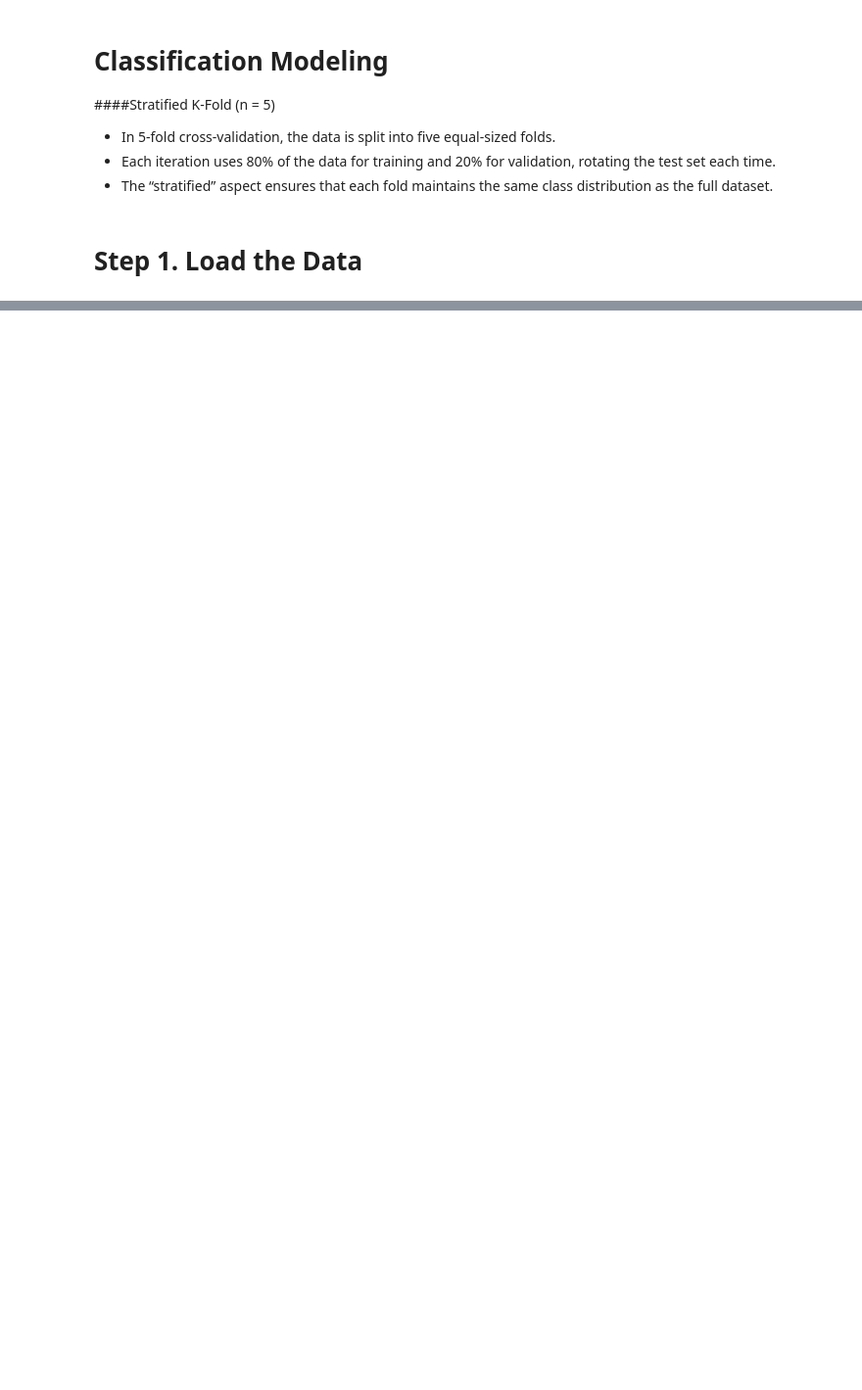
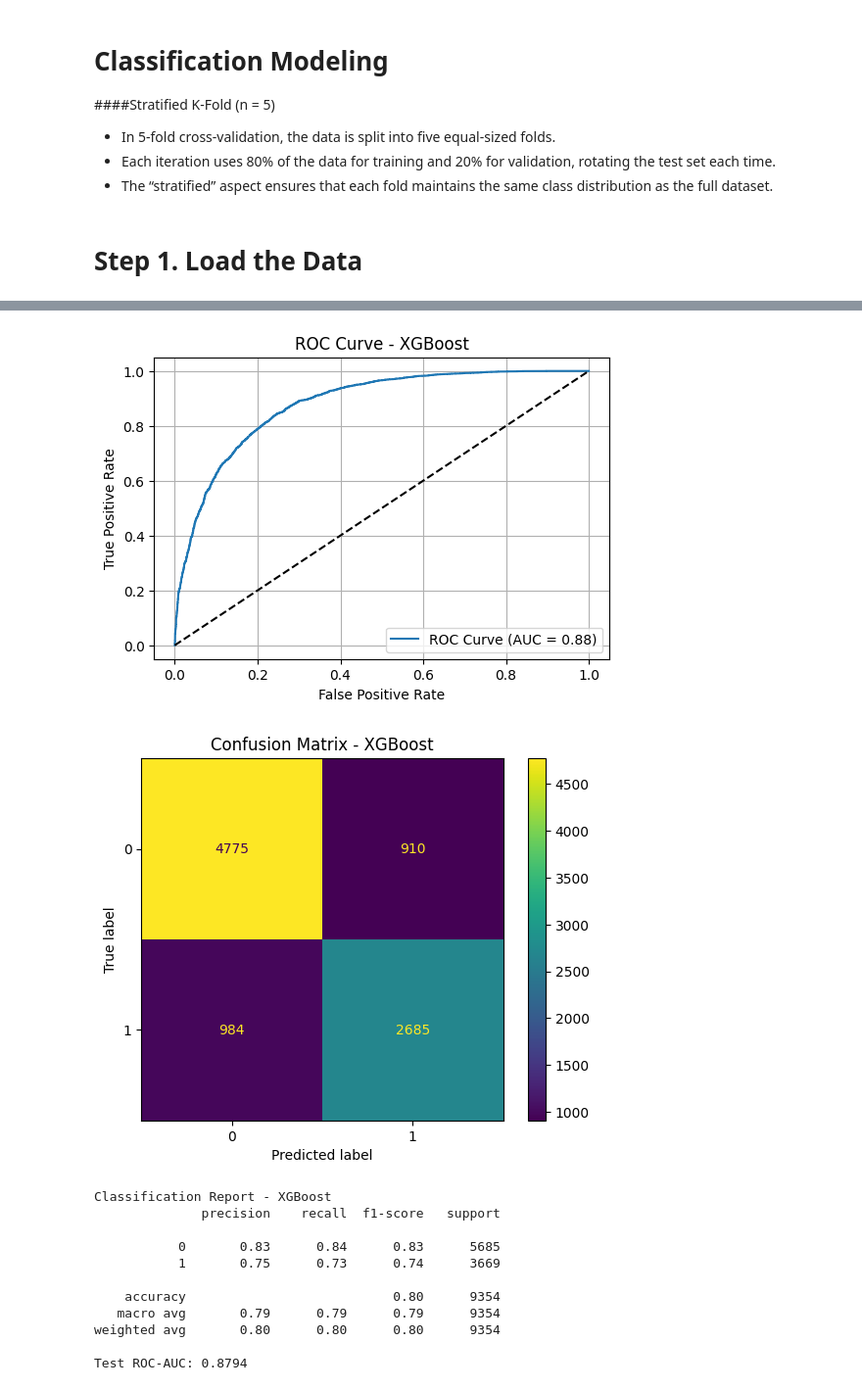
Before and after one commit to FRWilliams/classifier_app, a Jupyter notebook: ACS_Data_Modeling_Notebook.ipynb, the cells around one changed output, grey strips where cells are left out. Shown at 98% size. Saved outputs shown, nothing was run; the diff lists cells and outputs as text; code cells hidden in the pictures; blank space fills up the shorter version.

```diff
--- a/ACS_Data_Modeling_Notebook.ipynb
+++ b/ACS_Data_Modeling_Notebook.ipynb
@@ -25,6 +34,6 @@ df_clean.head()
 # %%
-#@title 2. Modeling with Grid Search & K-Fold Cross Validation Using Smote to handle class imbalance
-# smote_modeling.py
+#@title 2. Modeling with Grid Search & K-Fold Cross Validation and handling class imbalance
+
 
 from sklearn.model_selection import StratifiedKFold, GridSearchCV
 from sklearn.linear_model import LogisticRegression
@@ -32,14 +41,11 @@ from sklearn.ensemble import RandomForestClassifier
 from xgboost import XGBClassifier
 from sklearn.preprocessing import StandardScaler
 from sklearn.pipeline import Pipeline
-from imblearn.over_sampling import SMOTE
 import pandas as pd
 import numpy as np
 import joblib
 
 
-# # Sanitize column names for compatibility with XGBoost
-# df_encoded.columns = df_encoded.columns.str.replace('[<>\[\](){}]', '', regex=True).str.replace(' ', '_')
 
 # Encode categorical features
 df_encoded = pd.get_dummies(df_clean, drop_first=True).astype(int)
@@ -49,14 +55,9 @@ X = df_encoded.drop(['income_>50K'], axis=1)
 y = df_encoded['income_>50K']
 
 
-
-
-# Apply SMOTE to balance the dataset
-smote = SMOTE(random_state=42)
-X_resampled, y_resampled = smote.fit_resample(X, y)
-
 # Set up Stratified K-Fold cross-validation
 skf = StratifiedKFold(n_splits=5, shuffle=True, random_state=42)
+
 
 # --------------------------
 # Logistic Regression
@@ -64,7 +65,7 @@ skf = StratifiedKFold(n_splits=5, shuffle=True, random_state=42)
 logreg_pipeline = Pipeline([
     ('scaler', StandardScaler()),
     ('clf', LogisticRegression(class_weight='balanced', max_iter=2000))])
-logreg_params = {'clf__C': [0.1, 1, 10]}
+logreg_params = {'clf__C': [0.1, 1, 10, 15]}
 
 logreg_grid = GridSearchCV(
     estimator=logreg_pipeline,
@@ -73,7 +74,7 @@ logreg_grid = GridSearchCV(
     scoring='accuracy',
     n_jobs=-1
 )
-logreg_grid.fit(X_resampled, y_resampled)
+logreg_grid.fit(X, y)
 print("\n✅ Logistic Regression")
 print("Best Accuracy:", logreg_grid.best_score_)
 print("Best Params:", logreg_grid.best_params_)
@@ -94,7 +95,7 @@ rf_grid = GridSearchCV(
     scoring='accuracy',
     n_jobs=-1
 )
-rf_grid.fit(X_resampled, y_resampled)
+rf_grid.fit(X, y)
 print("\n🌲 Random Forest")
 print("Best Accuracy:", rf_grid.best_score_)
 print("Best Params:", rf_grid.best_params_)
@@ -102,7 +103,7 @@ print("Best Params:", rf_grid.best_params_)
 # --------------------------
 # XGBoost
 # --------------------------
-xgb = XGBClassifier(eval_metric='logloss', use_label_encoder=False, random_state=42)
+xgb = XGBClassifier(eval_metric='logloss', random_state=42)
 xgb_params = {
     'n_estimators': [100, 200, 300],
     'max_depth': [6, 9]
@@ -115,7 +116,7 @@ xgb_grid = GridSearchCV(
     scoring='accuracy',
     n_jobs=-1
 )
-xgb_grid.fit(X_resampled, y_resampled)
+xgb_grid.fit(X, y)
 print("\n🚀 XGBoost")
 print("Best Accuracy:", xgb_grid.best_score_)
 print("Best Params:", xgb_grid.best_params_)
@@ -219,48 +168,55 @@ from sklearn.model_selection import train_test_split
 from sklearn.metrics import classification_report
 import matplotlib.pyplot as plt
 
-# Evaluation for Best Model: Random Forest
-from sklearn.metrics import roc_auc_score, roc_curve, confusion_matrix, ConfusionMatrixDisplay
-from sklearn.model_selection import train_test_split
-from sklearn.metrics import classification_report
-import matplotlib.pyplot as plt
+# Evaluation for Best Model
 
-# Best Model
-best_model = xgb_grid.best_estimator_
-# Drop 'fnlwgt', 'capital-gain', and 'capital-loss' from the features
-X = X.drop(columns=['fnlwgt', 'capital-gain', 'capital-loss'], errors='ignore')
 
 # Split data
 X_train, X_test, y_train, y_test = train_test_split(X, y, test_size=0.2, stratify=y, random_state=42)
 
 # Use the best model from grid search
-# best_model = xgb_grid.best_estimator_
+best_model = xgb_grid.best_estimator_
 best_model.fit(X_train, y_train)
 
 # Predict probabilities and labels
 y_proba = best_model.predict_proba(X_test)[:, 1]
 y_pred = best_model.predict(X_test)
 
 # ROC Curve
 fpr, tpr, _ = roc_curve(y_test, y_proba)
 plt.figure(figsize=(6, 4))
 plt.plot(fpr, tpr, label='ROC Curve (AUC = {:.2f})'.format(roc_auc_score(y_test, y_proba)))
 plt.plot([0, 1], [0, 1], 'k--')
 plt.xlabel('False Positive Rate')
 plt.ylabel('True Positive Rate')
 plt.title('ROC Curve - XGBoost')
 plt.legend()
 plt.grid()
 plt.show()
 
 # Confusion Matrix
 ConfusionMatrixDisplay.from_estimator(best_model, X_test, y_test)
 plt.title('Confusion Matrix - XGBoost')
 plt.show()
 
 # Classification Report
 print("Classification Report - XGBoost")
 print(classification_report(y_test, y_pred))
+print("Test ROC-AUC:", round(roc_auc_score(y_test, y_proba), 4))
+# %% [output]
+[figure, added]
+[figure, added]
+Classification Report - XGBoost
+              precision    recall  f1-score   support
+
+           0       0.83      0.84      0.83      5685
+           1       0.75      0.73      0.74      3669
+
+    accuracy                           0.80      9354
+   macro avg       0.79      0.79      0.79      9354
+weighted avg       0.80      0.80      0.80      9354
+
+Test ROC-AUC: 0.8794
 # %%
 # @title 6. Feature Importance
 import pandas as pd
```
Also changed, not shown: parts of 8 cells of this notebook.
